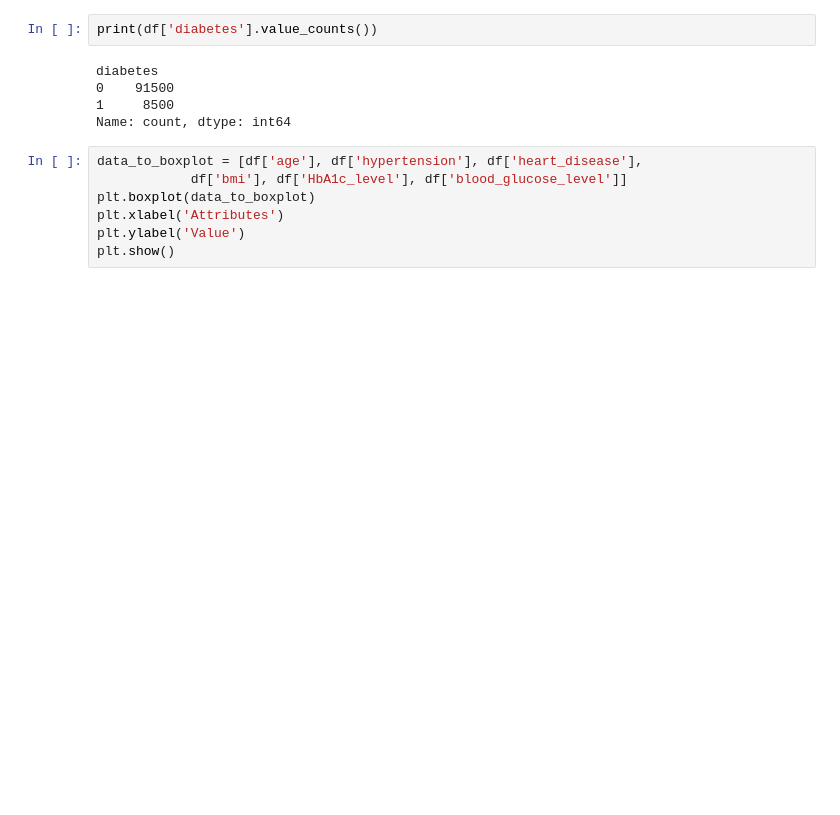
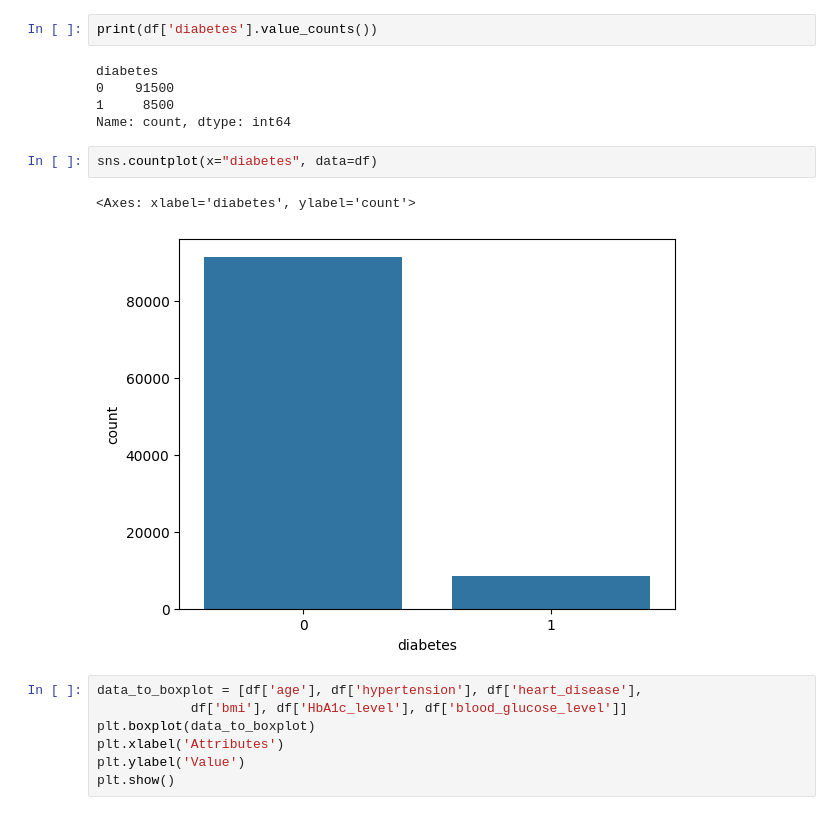
Before and after one commit to Park-HY-00/BAV, a Jupyter notebook: week10-hw.ipynb, the cells around one changed output. Drawn from its saved outputs; the diff is of its cells as text; blank space fills up the shorter version.

```diff
--- a/week10-hw.ipynb
+++ b/week10-hw.ipynb
@@ -45,6 +45,11 @@ diabetes
 0    91500
 1     8500
 Name: count, dtype: int64
+# %%
+sns.countplot(x="diabetes", data=df)
+# %% [output]
+<Axes: xlabel='diabetes', ylabel='count'>
+[figure, added]
 # %%
 data_to_boxplot = [df['age'], df['hypertension'], df['heart_disease'],
 			df['bmi'], df['HbA1c_level'], df['blood_glucose_level']]
```
Also changed, not shown: parts of 5 cells of this notebook.
